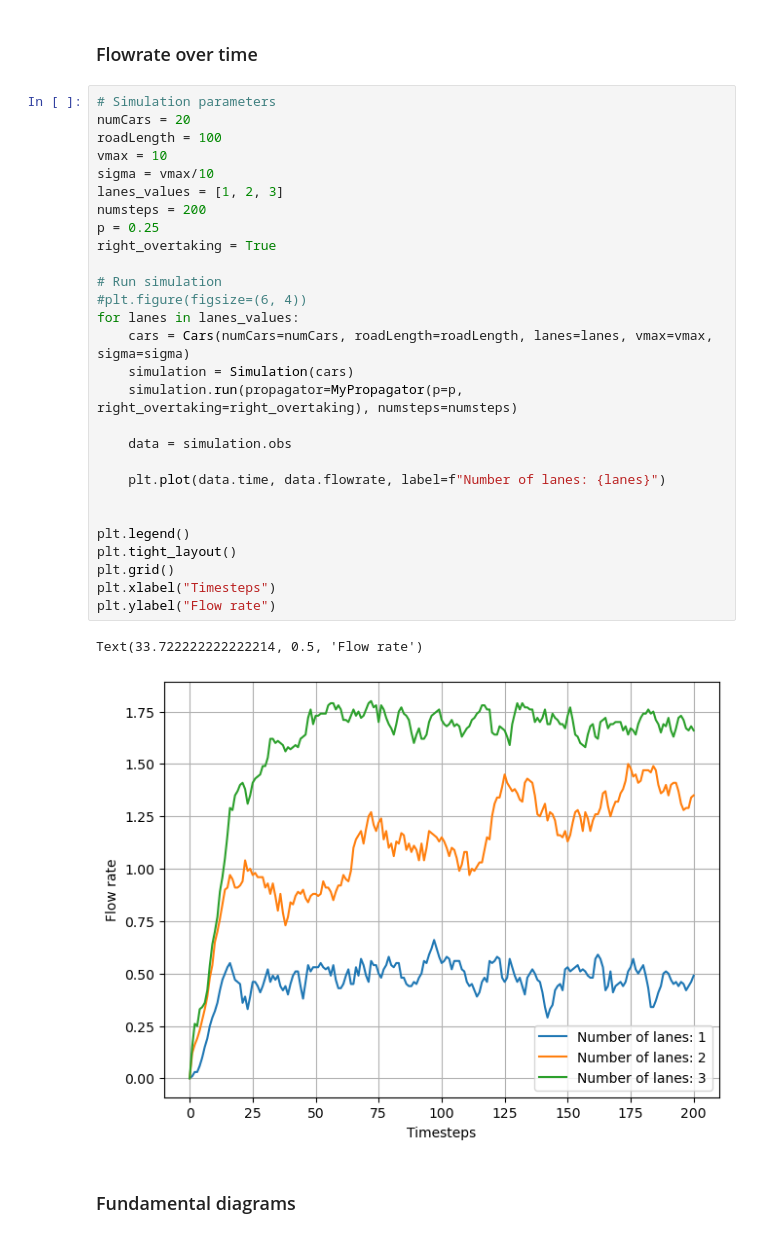
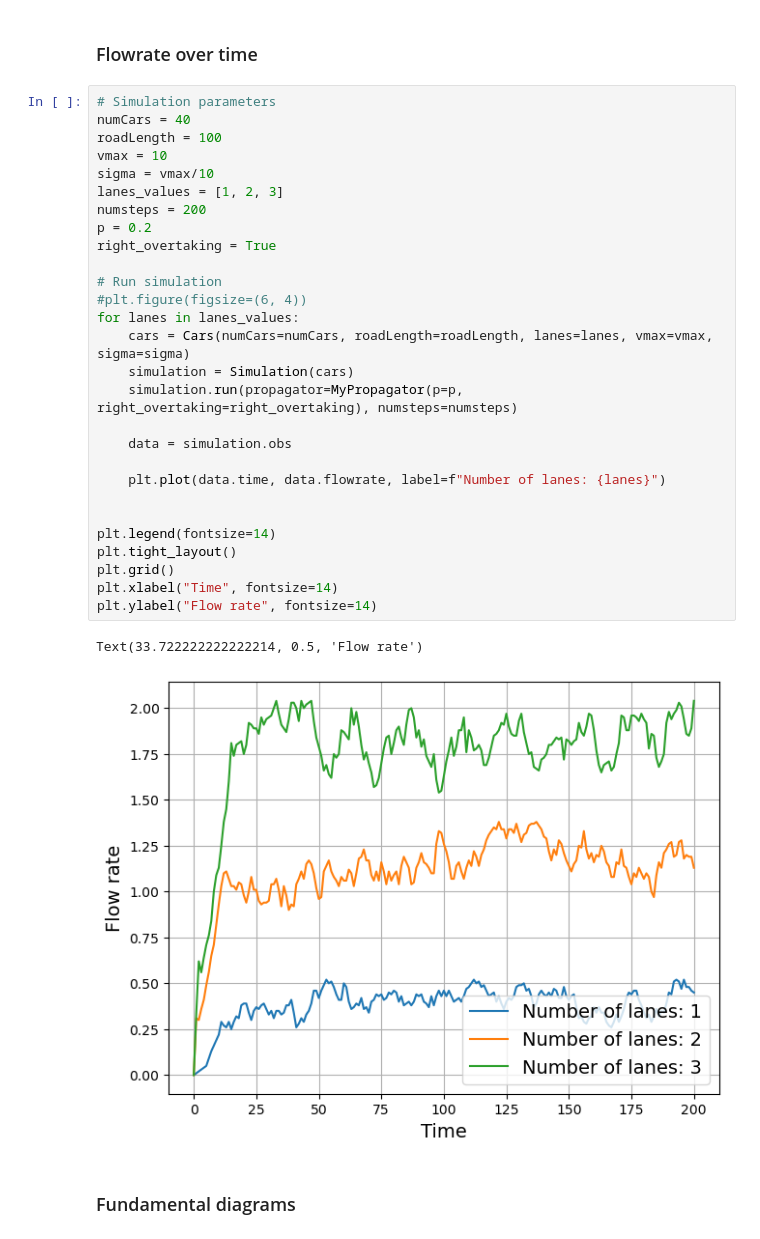
Before and after one commit to ermas3/Traffic-Modeling, a Jupyter notebook: Simulations.ipynb, the cells around one changed output. Drawn from its saved outputs; the diff is of its cells as text.

```diff
--- a/Simulations.ipynb
+++ b/Simulations.ipynb
@@ -8,35 +8,35 @@ plt.style.use('default')
 ### Flowrate over time
 # %%
 # Simulation parameters
-numCars = 20
+numCars = 40
 roadLength = 100
 vmax = 10
 sigma = vmax/10
 lanes_values = [1, 2, 3]
 numsteps = 200
-p = 0.25
+p = 0.2
 right_overtaking = True
 
 # Run simulation
 #plt.figure(figsize=(6, 4))
 for lanes in lanes_values:
     cars = Cars(numCars=numCars, roadLength=roadLength, lanes=lanes, vmax=vmax, sigma=sigma)
     simulation = Simulation(cars)
     simulation.run(propagator=MyPropagator(p=p, right_overtaking=right_overtaking), numsteps=numsteps)
 
     data = simulation.obs
 
     plt.plot(data.time, data.flowrate, label=f"Number of lanes: {lanes}")
 
 
-plt.legend()
+plt.legend(fontsize=14)
 plt.tight_layout()
 plt.grid()
-plt.xlabel("Timesteps")
-plt.ylabel("Flow rate")
+plt.xlabel("Time", fontsize=14)
+plt.ylabel("Flow rate", fontsize=14)
 # %% [output]
 Text(33.722222222222214, 0.5, 'Flow rate')
-[figure, old version]
+[figure, new version]
 # %% [markdown]
 ### Fundamental diagrams
 # %%
```
Also changed, not shown: parts of 4 cells of this notebook, 13 other files.
